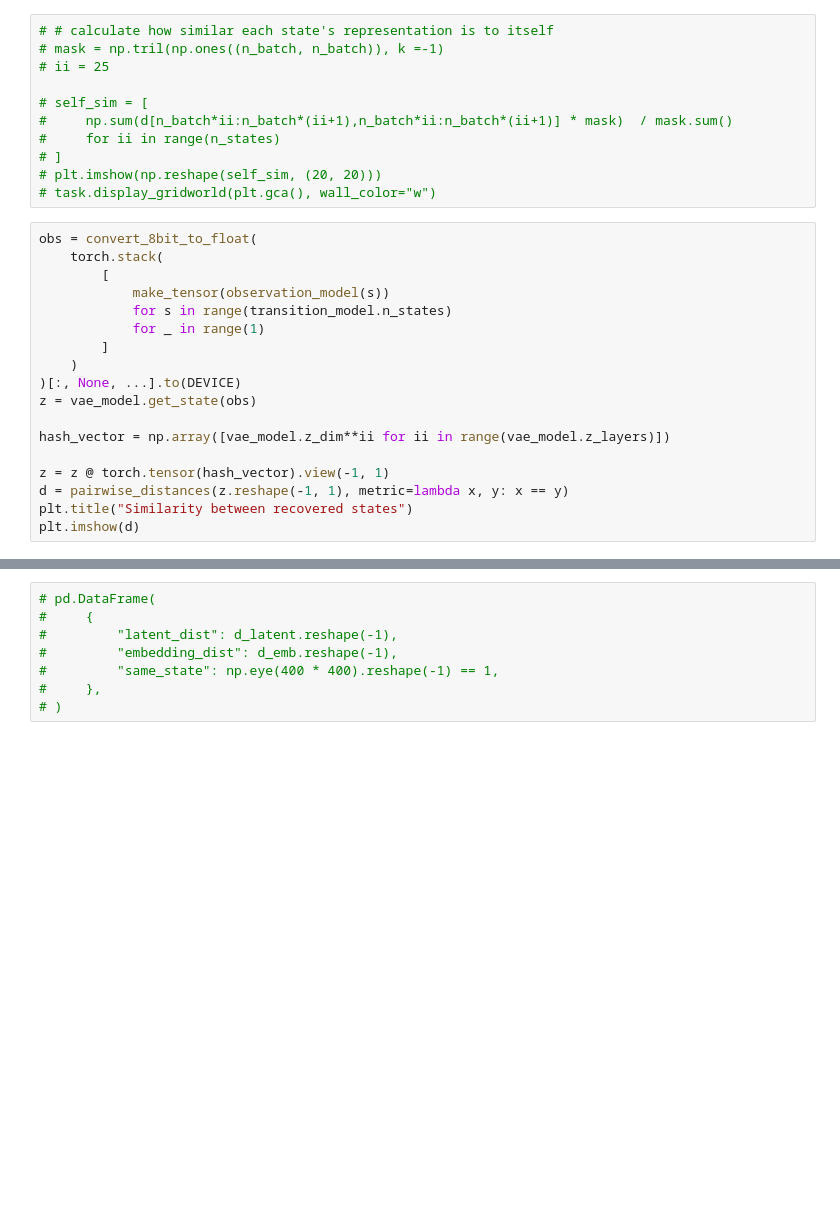
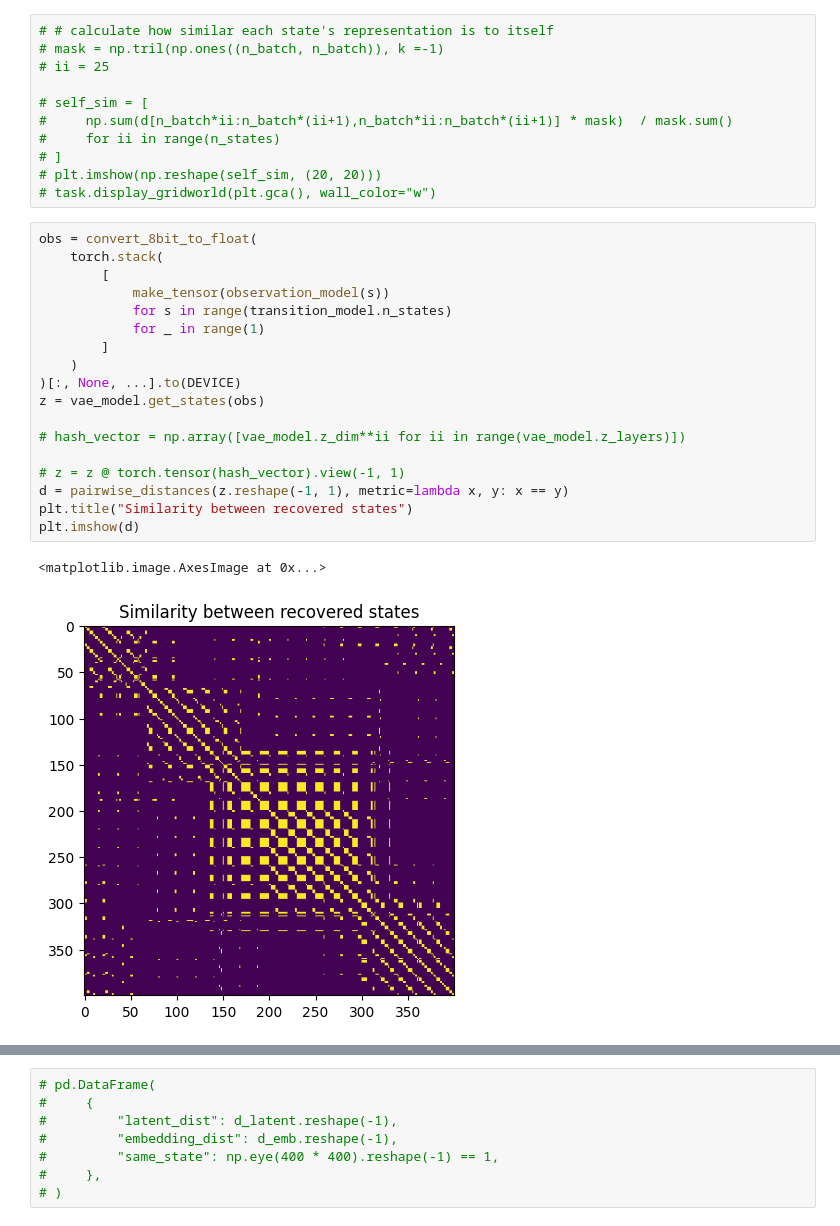
Before and after one commit to nicktfranklin/StateInference, a Jupyter notebook: notebooks/State Inference - FSQ VAE.ipynb, the cells around one changed output, grey strips where cells are left out. Saved outputs shown, nothing was run; the diff lists cells and outputs as text; blank space fills up the shorter version.

```diff
--- a/notebooks/State Inference - FSQ VAE.ipynb
+++ b/notebooks/State Inference - FSQ VAE.ipynb
@@ -417,21 +472,24 @@ sns.displot(d.reshape(-1))
 # %%
 obs = convert_8bit_to_float(
     torch.stack(
         [
             make_tensor(observation_model(s))
             for s in range(transition_model.n_states)
             for _ in range(1)
         ]
     )
 )[:, None, ...].to(DEVICE)
-z = vae_model.get_state(obs)
+z = vae_model.get_states(obs)
 
-hash_vector = np.array([vae_model.z_dim**ii for ii in range(vae_model.z_layers)])
+# hash_vector = np.array([vae_model.z_dim**ii for ii in range(vae_model.z_layers)])
 
-z = z @ torch.tensor(hash_vector).view(-1, 1)
+# z = z @ torch.tensor(hash_vector).view(-1, 1)
 d = pairwise_distances(z.reshape(-1, 1), metric=lambda x, y: x == y)
 plt.title("Similarity between recovered states")
 plt.imshow(d)
+# %% [output]
+<matplotlib.image.AxesImage at 0x...>
+[figure, added]
 # %%
 # plot the overlap of different states
 # number the states and plot them
```
Also changed, not shown: parts of 28 cells of this notebook, 1 other file.
